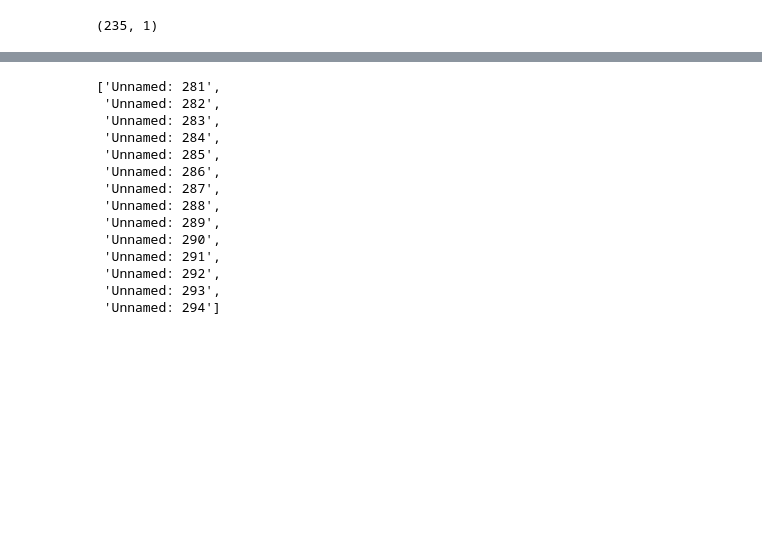
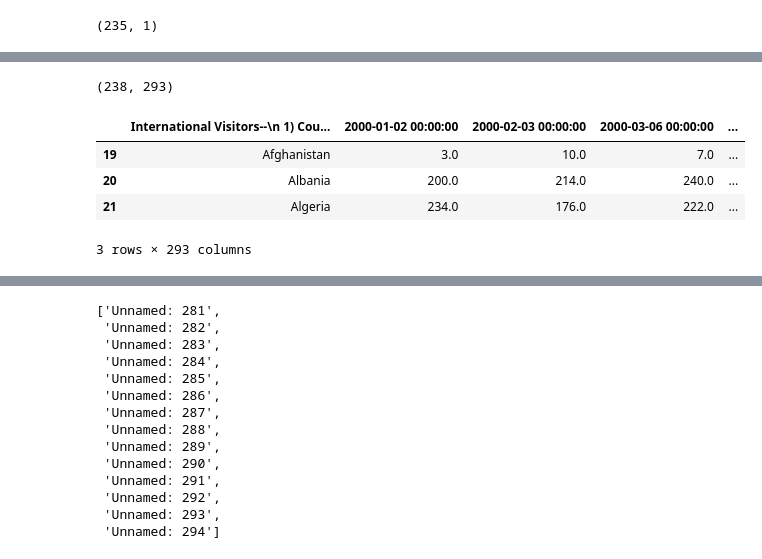
Before and after one commit to lalitpandey02/PythonNotebooks, a Jupyter notebook: BW_12_Tourism.ipynb, the cells around one changed output, grey strips where cells are left out. Drawn from its saved outputs; the diff is of its cells as text; code cells hidden in the pictures; blank space fills up the shorter version.

```diff
--- a/BW_12_Tourism.ipynb
+++ b/BW_12_Tourism.ipynb
@@ -112,0 +72,10 @@ travel_df
+# %%
+print(travel_df.shape)
+travel_df.head(3)
+# %% [output]
+(238, 293)
+|  | International Visitors--\n 1) Cou... | 2000-01-02 00:00:00 | 2000-02-03 00:00:00 | 2000-03-06 00:00:00 | ... |
+| 19 | Afghanistan | 3.0 | 10.0 | 7.0 | ... |
+| 20 | Albania | 200.0 | 214.0 | 240.0 | ... |
+| 21 | Algeria | 234.0 | 176.0 | 222.0 | ... |
+3 rows × 293 columns
```
Also changed, not shown: parts of 34 cells of this notebook.
